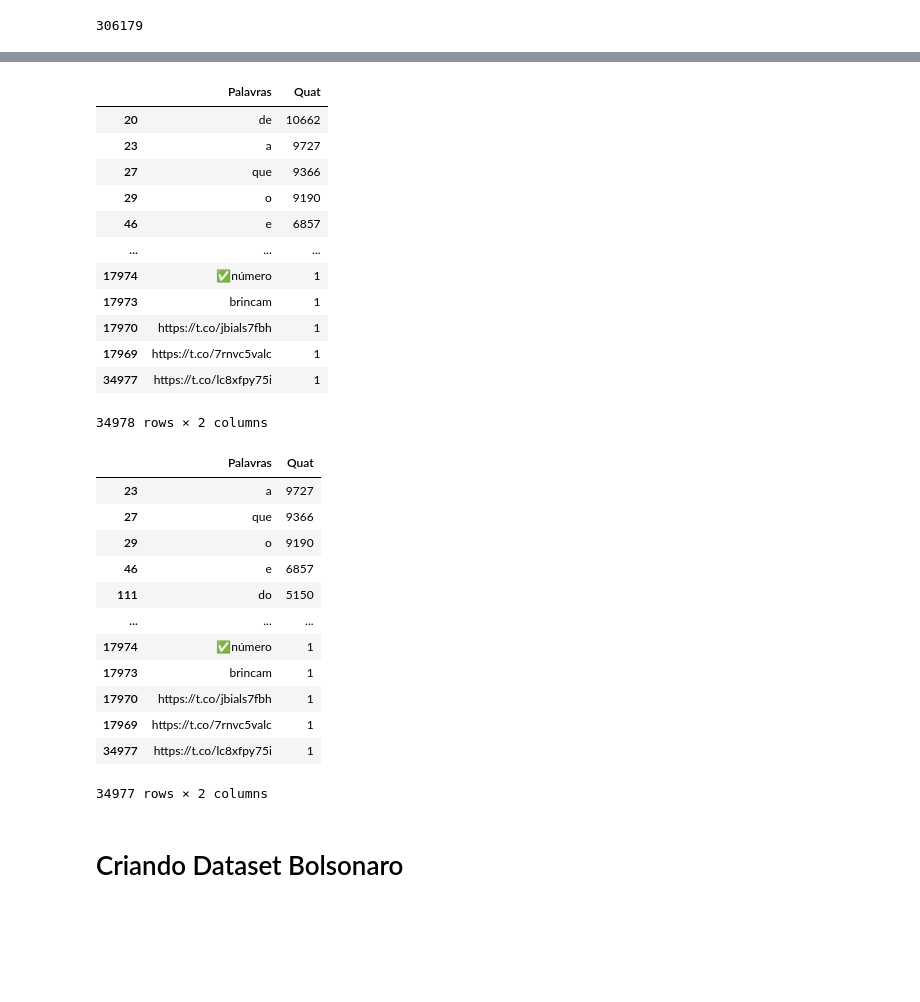
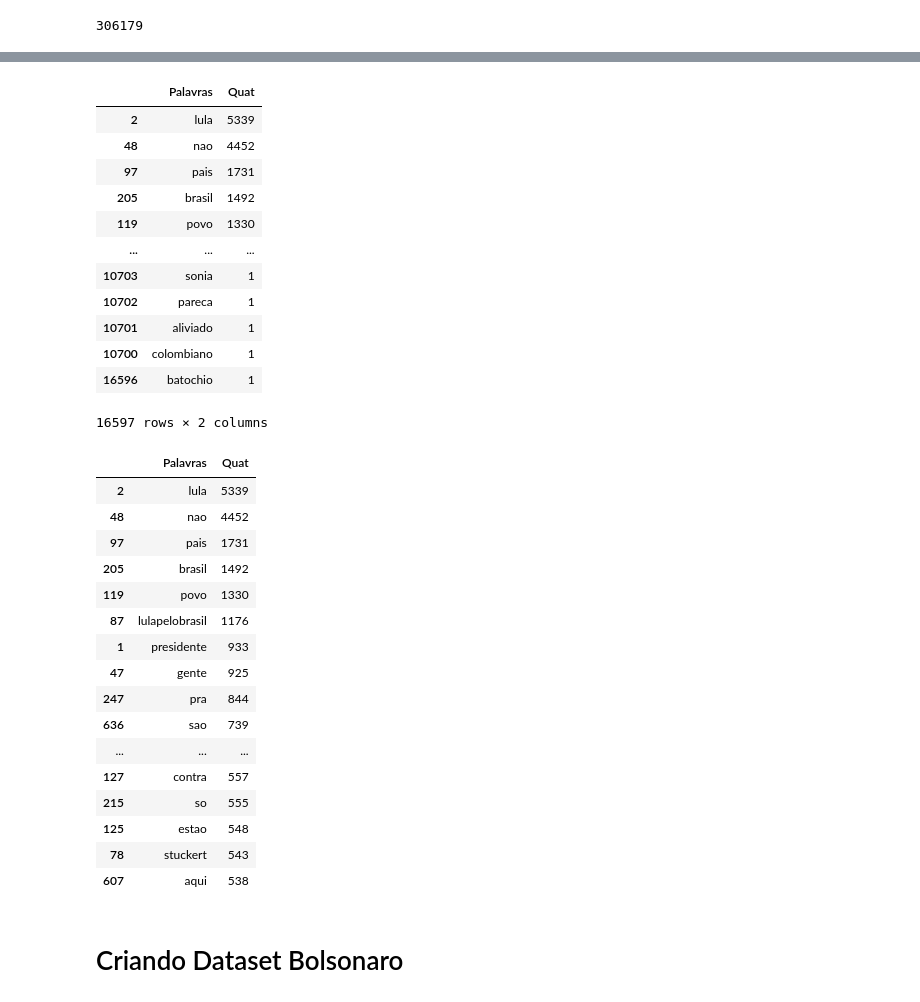
Before and after one commit to GeoIsrael/BolsoxLula_Twitter, a Jupyter notebook: bozoXlula/Desafio_lula.ipynb, the cells around one changed output, grey strips where cells are left out. Cells and saved outputs as stored; diff of their text form; code cells hidden in the pictures; blank space fills up the shorter version.

```diff
--- a/bozoXlula/Desafio_lula.ipynb
+++ b/bozoXlula/Desafio_lula.ipynb
@@ -125,0 +146,2 @@ dados_lula.full_text[1].replace(",","")
+# %%
+pontuacao= string.punctuation
@@ -126,8 +150,24 @@ dados_lula.full_text[1].replace(",","")
 # %%
-lista_final_lula=[]
-for i in range(14961):
-    dados_lula.full_text[i]=dados_lula.full_text[i].replace(",","")
-    lista_final_lula= lista_final_lula + dados_lula.full_text[i].lower().split()
+# lista_final_lula=[]
+# for i in range(14961):
+#     dados_lula.full_text[i]=dados_lula.full_text[i].replace(",","")
+#     lista_final_lula= lista_final_lula + dados_lula.full_text[i].lower().split()
+# %%
+lista_final_lula=[]
+sw = stopwords.words('portuguese')
+
+for i in range(14961):
+    texto=dados_lula.full_text[i].lower()
+    texto=re.sub(r'http\S+','',texto)
+    texto=texto.replace('“','')
+    texto=texto.replace('”','')
+    texto=unidecode(texto)
+    texto = ' '.join([k for k in texto.split(" ") if k not in sw])
+
+    for p in pontuacao:
+        texto= texto.replace(p,'')
+    re.sub(r' +',' ',texto) #Procurar Explicação do 'r'
+    lista_final_lula= lista_final_lula +texto.split()
 # %%
 lista_final_lula
 # %% [output]
@@ -198,36 +258,40 @@ dataframe_lula_ordenado=dataframe_lula.sort_values(by='Quat', ascending=False)
 dataframe_lula_ordenado
 # %% [output]
 |  | Palavras | Quat |
-| 20 | de | 10662 |
-| 23 | a | 9727 |
-| 27 | que | 9366 |
-| 29 | o | 9190 |
-| 46 | e | 6857 |
+| 2 | lula | 5339 |
+| 48 | nao | 4452 |
+| 97 | pais | 1731 |
+| 205 | brasil | 1492 |
+| 119 | povo | 1330 |
 | ... | ... | ... |
-| 17974 | ✅número | 1 |
-| 17973 | brincam | 1 |
-| 17970 | https://t.co/jbials7fbh | 1 |
-| 17969 | https://t.co/7rnvc5valc | 1 |
-| 34977 | https://t.co/lc8xfpy75i | 1 |
+| 10703 | sonia | 1 |
+| 10702 | pareca | 1 |
+| 10701 | aliviado | 1 |
+| 10700 | colombiano | 1 |
+| 16596 | batochio | 1 |
-34978 rows × 2 columns
+16597 rows × 2 columns
 # %%
 dataframe_lula_ordenado.drop(dataframe_lula_ordenado.loc[dataframe_lula_ordenado['Palavras']=='de'].index, inplace=True)
 # %%
-dataframe_lula_ordenado
+dataframe_lula_ordenado.head(30)
 # %% [output]
 |  | Palavras | Quat |
-| 23 | a | 9727 |
-| 27 | que | 9366 |
-| 29 | o | 9190 |
-| 46 | e | 6857 |
-| 111 | do | 5150 |
+| 2 | lula | 5339 |
+| 48 | nao | 4452 |
+| 97 | pais | 1731 |
+| 205 | brasil | 1492 |
+| 119 | povo | 1330 |
+| 87 | lulapelobrasil | 1176 |
+| 1 | presidente | 933 |
+| 47 | gente | 925 |
+| 247 | pra | 844 |
+| 636 | sao | 739 |
 | ... | ... | ... |
-| 17974 | ✅número | 1 |
-| 17973 | brincam | 1 |
-| 17970 | https://t.co/jbials7fbh | 1 |
-| 17969 | https://t.co/7rnvc5valc | 1 |
-| 34977 | https://t.co/lc8xfpy75i | 1 |
+| 127 | contra | 557 |
+| 215 | so | 555 |
+| 125 | estao | 548 |
+| 78 | stuckert | 543 |
+| 607 | aqui | 538 |
-34977 rows × 2 columns
 # %%
 da
 # %% [markdown]
```
Also changed, not shown: parts of 16 cells of this notebook.
